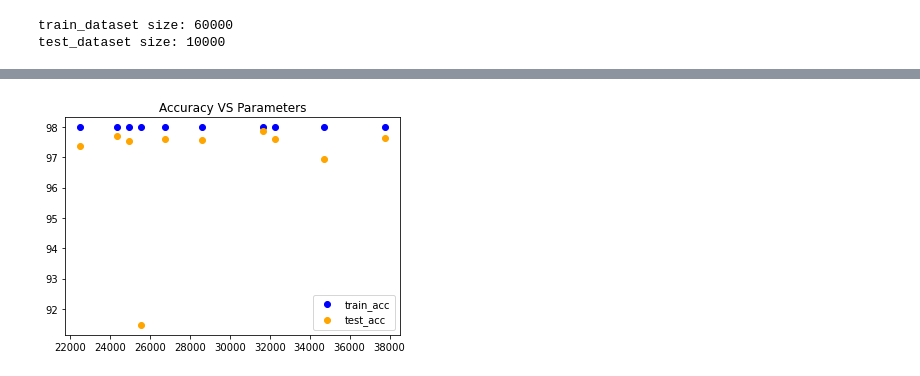
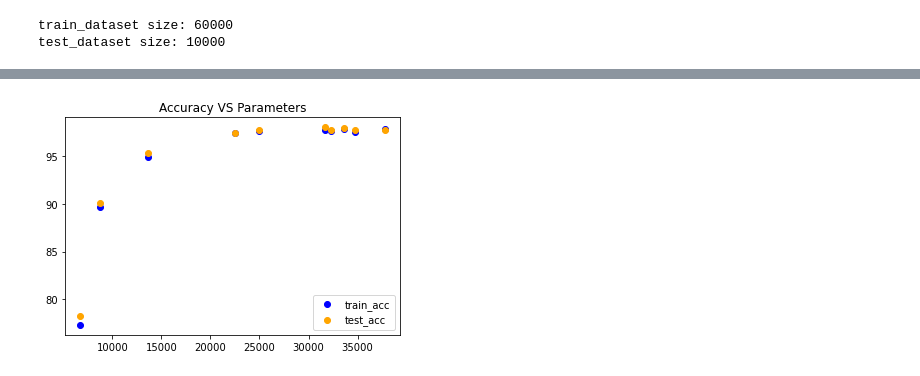
Before and after one commit to DineshchandarR/CPSC-8430-Deep-Learning-001, a Jupyter notebook: HW1/HW1.3_No_of_ParamVSGenP0.ipynb, the cells around one changed output, grey strips where cells are left out. Saved outputs shown, nothing was run; the diff lists cells and outputs as text; code cells hidden in the pictures.

```diff
--- a/HW1/HW1.3_No_of_ParamVSGenP0.ipynb
+++ b/HW1/HW1.3_No_of_ParamVSGenP0.ipynb
@@ -88,10 +88,10 @@ class M3(nn.Module):
         self.conv1 = nn.Conv2d(1, 10, kernel_size) #1st Convolution
         self.pool = nn.MaxPool2d(2, 2)   #pool_size=2, strides=2
         self.conv2 = nn.Conv2d(10, 20, kernel_size) #2nd Convolution
-        self.fc1 = nn.Linear(320, 50) #((I/P - Filter + 2*Pad)/Stride)+1
+        self.fc1 = nn.Linear(320, 10) #((I/P - Filter + 2*Pad)/Stride)+1
         self.dropout = nn.Dropout(dropout)
-        self.fc2 = nn.Linear(50, 80)
-        self.fc3 = nn.Linear(80, 10)
+        self.fc2 = nn.Linear(10, 5)
+        self.fc3 = nn.Linear(5, 10)
 
     def forward(self, x):
         # -> n, 3, 32, 32
@@ -113,8 +113,8 @@ class M4(nn.Module):
         self.conv2 = nn.Conv2d(10, 20, kernel_size) #2nd Convolution
         self.fc1 = nn.Linear(320, 50) #((I/P - Filter + 2*Pad)/Stride)+1
         self.dropout = nn.Dropout(dropout)
-        self.fc2 = nn.Linear(50, 120)
-        self.fc3 = nn.Linear(120, 10)
+        self.fc2 = nn.Linear(50, 50)
+        self.fc3 = nn.Linear(50, 10)
 
     def forward(self, x):
         # -> n, 3, 32, 32
@@ -134,9 +134,9 @@ class M5(nn.Module):
         self.conv1 = nn.Conv2d(1, 10, kernel_size) #1st Convolution
         self.pool = nn.MaxPool2d(2, 2)   #pool_size=2, strides=2
         self.conv2 = nn.Conv2d(10, 20, kernel_size) #2nd Convolution
-        self.fc1 = nn.Linear(320, 50) #((I/P - Filter + 2*Pad)/Stride)+1
+        self.fc1 = nn.Linear(320, 80) #((I/P - Filter + 2*Pad)/Stride)+1
         self.dropout = nn.Dropout(dropout)
-        self.fc2 = nn.Linear(50, 50)
+        self.fc2 = nn.Linear(80, 50)
         self.fc3 = nn.Linear(50, 10)
 
     def forward(self, x):
@@ -359,0 +340,12 @@ Max Epoch Reached
+# %%
+print("\nModel1 Test")
+m1 = M1()
+loss_func = nn.CrossEntropyLoss()
+optimizer = torch.optim.Adam(m1.parameters(), lr=learning_rate) #, weight_decay = weight_decay_val)
+
+a=[]
+for i in m1.parameters():
+    a.append(torch.numel(i))
+m1_TotalPrams = np.sum(a)
+print('Total no of parameters in Model 1:', m1_TotalPrams)
+M1train_epoch,M1train_losses,M1train_acc = trainFunc(m1,num_epochs)
@@ -550,23 +561,23 @@ model_Testloss
 # %%
 #plot Acc vs param
-model_TrainAcc = [np.max(M1train_acc),np.max(M1train_acc),
-              np.max(M1train_acc),np.max(M1train_acc),
-              np.max(M1train_acc),np.max(M1train_acc),
-              np.max(M1train_acc),np.max(M1train_acc),
-              np.max(M1train_acc),np.max(M1train_acc)
+model_TrainAcc = [np.max(M1train_acc),np.max(M2train_acc),
+              np.max(M3train_acc),np.max(M4train_acc),
+              np.max(M5train_acc),np.max(M6train_acc),
+              np.max(M7train_acc),np.max(M8train_acc),
+              np.max(M9train_acc),np.max(M10train_acc)
             ]
 model_Tparams = [m1_TotalPrams,m2_TotalPrams,m3_TotalPrams,
                 m4_TotalPrams,m5_TotalPrams,m6_TotalPrams,
                 m7_TotalPrams,m8_TotalPrams,m9_TotalPrams,
                 m10_TotalPrams
                 ]
 model_TestAcc = [M1netTest_acc1,M2netTest_acc1,M3netTest_acc1,M4netTest_acc1,M5netTest_acc1,
                   M6netTest_acc1,M7netTest_acc1,M8netTest_acc1,M9netTest_acc1,M10netTest_acc1
                 ]
 plt.scatter(model_Tparams,model_TrainAcc,color="blue")
 plt.scatter(model_Tparams,model_TestAcc,color="orange")
 plt.legend(['train_acc','test_acc'])
 plt.title('Accuracy VS Parameters')
 plt.show()
 # %% [output]
-[figure, old version]
+[figure, new version]
```
Also changed, not shown: parts of 8 cells of this notebook.
